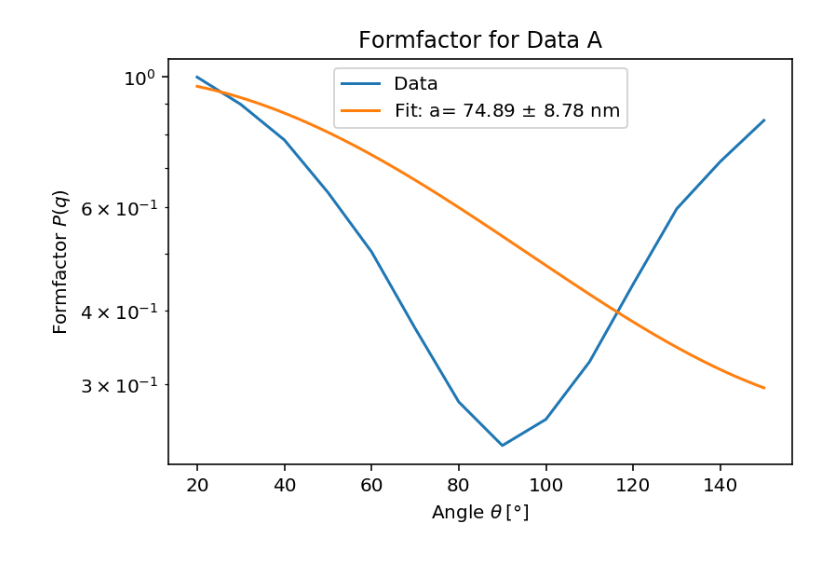
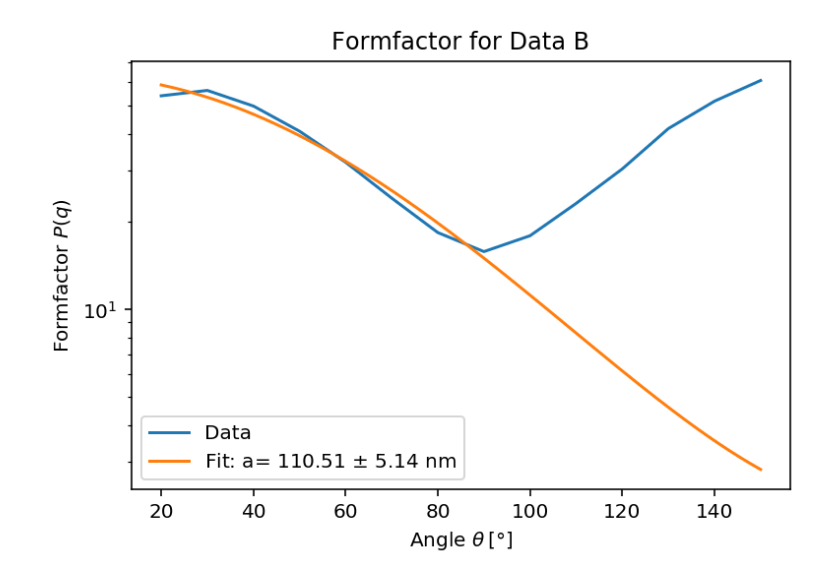
Before and after one commit to qwretz/fpraktikum, a Jupyter notebook: Dynamic Light Scattering/Struktur.ipynb, the cells around one changed output. Cells and saved outputs as stored; diff of their text form; code cells hidden in the pictures.

```diff
--- a/Dynamic Light Scattering/Struktur.ipynb
+++ b/Dynamic Light Scattering/Struktur.ipynb
@@ -15,7 +15,10 @@ wavelen=532e-9
 # Umrechnung ins grad Maß
 gamma= np.pi/180
 # %%
-def formfaktor(winkel,a):
+def formfaktor(winkel,a,amp=1):
+    #winkel=winkel+offset
     q=4*np.pi*n/wavelen * np.sin( winkel *gamma /2)
 
-    return 9 * ( np.sin(q*a) - (q*a)* np.cos(q*a) )**2 /  (q*a)**6
+    return 9 * ( np.sin(q*a) - (q*a)* np.cos(q*a) )**2 /  (q*a)**6 *amp
+
+# Funktion funktioniert für yscale="log" bei ca. a=500nm
@@ -22,25 +61,27 @@ def formfaktor(winkel,a):
 # %%
 angles=[]
 meanI=[]
 
 for x in range(2,16):
-    name="Data/A/{}.ASC".format(x*10)
+    name="Data/B/{}.ASC".format(x*10)
     angles.append(x*10)
     data=np.genfromtxt(name,skip_header=16,delimiter="\t",filling_values=-1,comments="\"")
     I=data[183:,1]
     meanI.append(np.mean(I) * np.sin(gamma*x*10)) # Winkelkorrektur
 
-meanI=[y/np.amax(meanI) for y in meanI] # Normierung auf die größte Intensität
+#meanI=[y/np.amax(meanI) for y in meanI] # Normierung auf die größte Intensität
 
-popt,pcov=cf(formfaktor, angles, meanI, p0=(50e-9))
+stop=7
+
+popt,pcov=cf(formfaktor, angles[:stop], meanI[:stop], p0=(100e-9,300))
 perr = np.sqrt(np.diag(pcov))
 
 q=np.linspace(angles[0],angles[-1],1000)
 
 fig,ax=plt.subplots(dpi=144)
 ax.plot(angles, meanI ,label="Data")
-ax.plot(q, formfaktor(q,popt) ,label="Fit: a= {:.2f} $\pm$ {:.2f} nm".format(*popt*1e9,*perr*1e9))
-ax.set(xlabel=r"Angle $\theta \: [°]$", ylabel="Formfactor $P(q)$", title="Formfactor for Data A",yscale="log")
+ax.plot(q, formfaktor(q,*popt) ,label="Fit: a= {:.2f} $\pm$ {:.2f} nm".format(popt[0]*1e9,perr[0]*1e9))
+ax.set(xlabel=r"Angle $\theta \: [°]$", ylabel="Formfactor $P(q)$", title="Formfactor for Data B",yscale="log")
 ax.legend();
 # %% [output]
-[figure, old version]
+[figure, new version]
```
Also changed, not shown: parts of 3 cells of this notebook.
